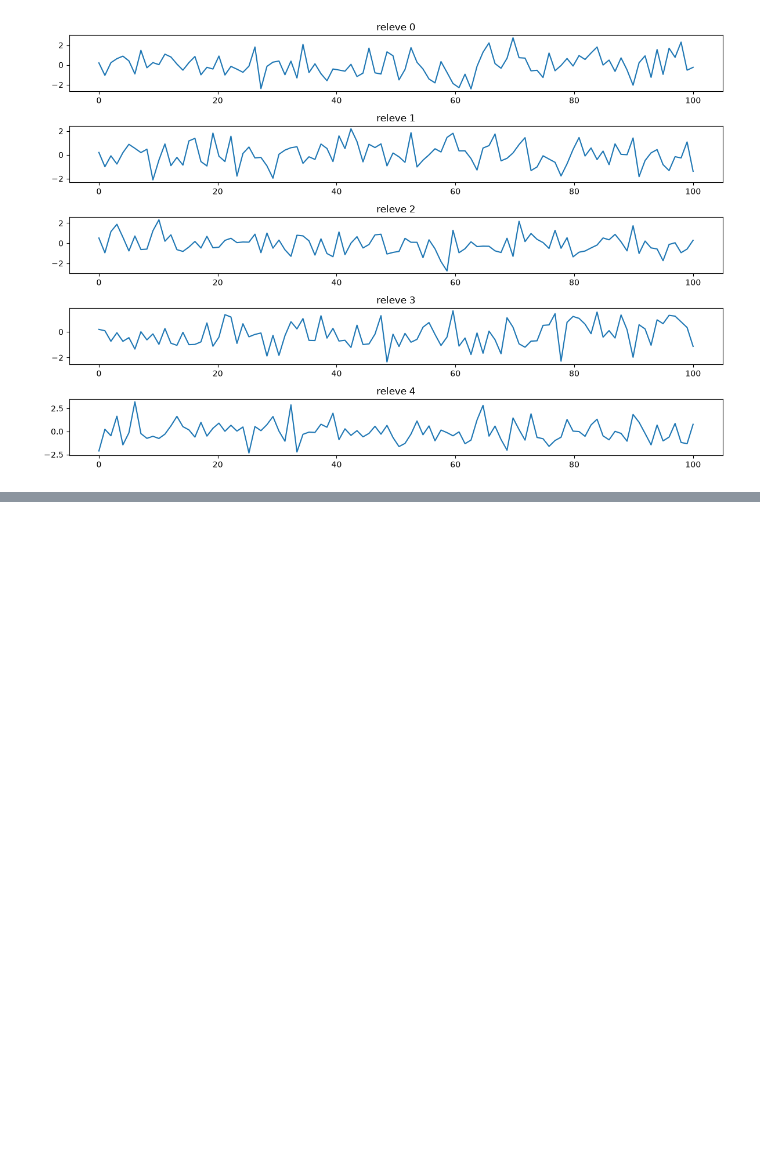
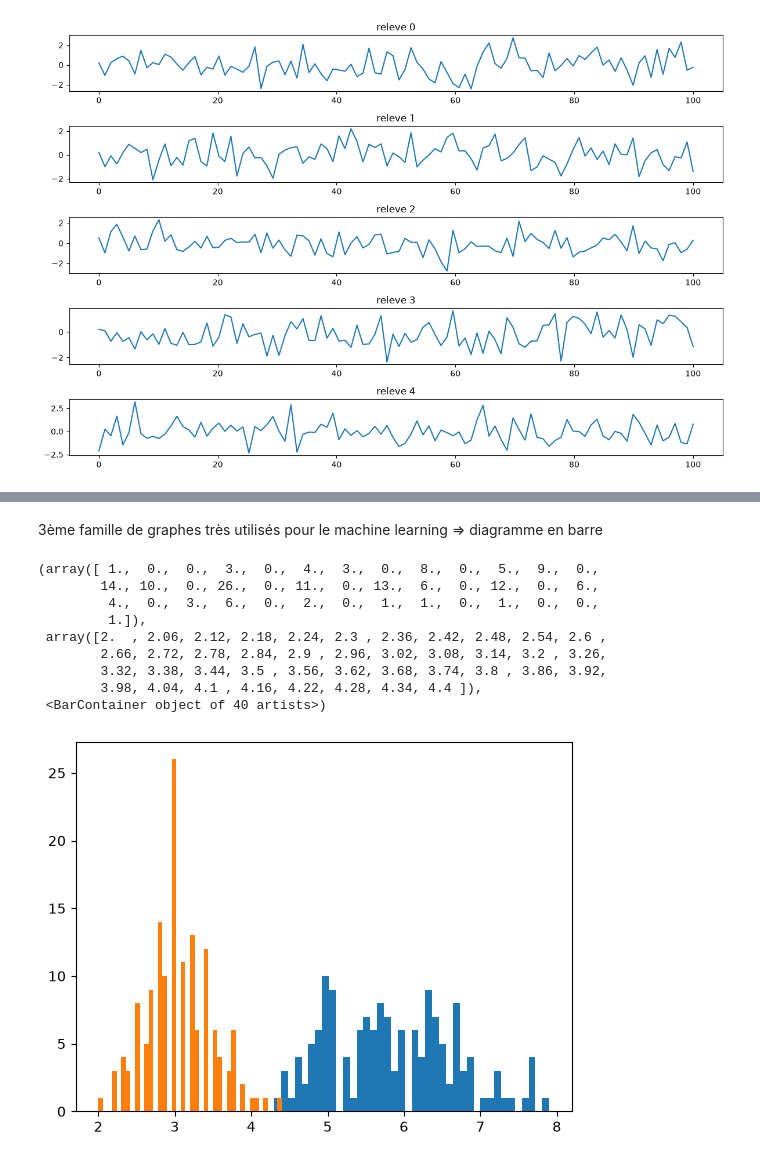
Before and after one commit to webdevproformation/m2-iot-juin2026, a Jupyter notebook: jour02/01-matplotlib.ipynb, the cells around one changed output, grey strips where cells are left out. Drawn from its saved outputs; the diff is of its cells as text; code cells hidden in the pictures; blank space fills up the shorter version.

```diff
--- a/jour02/01-matplotlib.ipynb
+++ b/jour02/01-matplotlib.ipynb
@@ -95,0 +168,22 @@ generate_graph( datasets )
+# %% [markdown]
+3ème famille de graphes très utilisés pour le machine learning => diagramme en barre
+# %%
+
+iris = load_iris()
+
+x = iris.data
+y = iris.target
+
+plt.hist(x[:,0], bins=40)
+plt.hist(x[:,1], bins=40)
+# %% [output]
+(array([ 1.,  0.,  0.,  3.,  0.,  4.,  3.,  0.,  8.,  0.,  5.,  9.,  0.,
+        14., 10.,  0., 26.,  0., 11.,  0., 13.,  6.,  0., 12.,  0.,  6.,
+         4.,  0.,  3.,  6.,  0.,  2.,  0.,  1.,  1.,  0.,  1.,  0.,  0.,
+         1.]),
+ array([2.  , 2.06, 2.12, 2.18, 2.24, 2.3 , 2.36, 2.42, 2.48, 2.54, 2.6 ,
+        2.66, 2.72, 2.78, 2.84, 2.9 , 2.96, 3.02, 3.08, 3.14, 3.2 , 3.26,
+        3.32, 3.38, 3.44, 3.5 , 3.56, 3.62, 3.68, 3.74, 3.8 , 3.86, 3.92,
+        3.98, 4.04, 4.1 , 4.16, 4.22, 4.28, 4.34, 4.4 ]),
+ <BarContainer object of 40 artists>)
+[figure, added]
```
Also changed, not shown: parts of 11 cells of this notebook.
